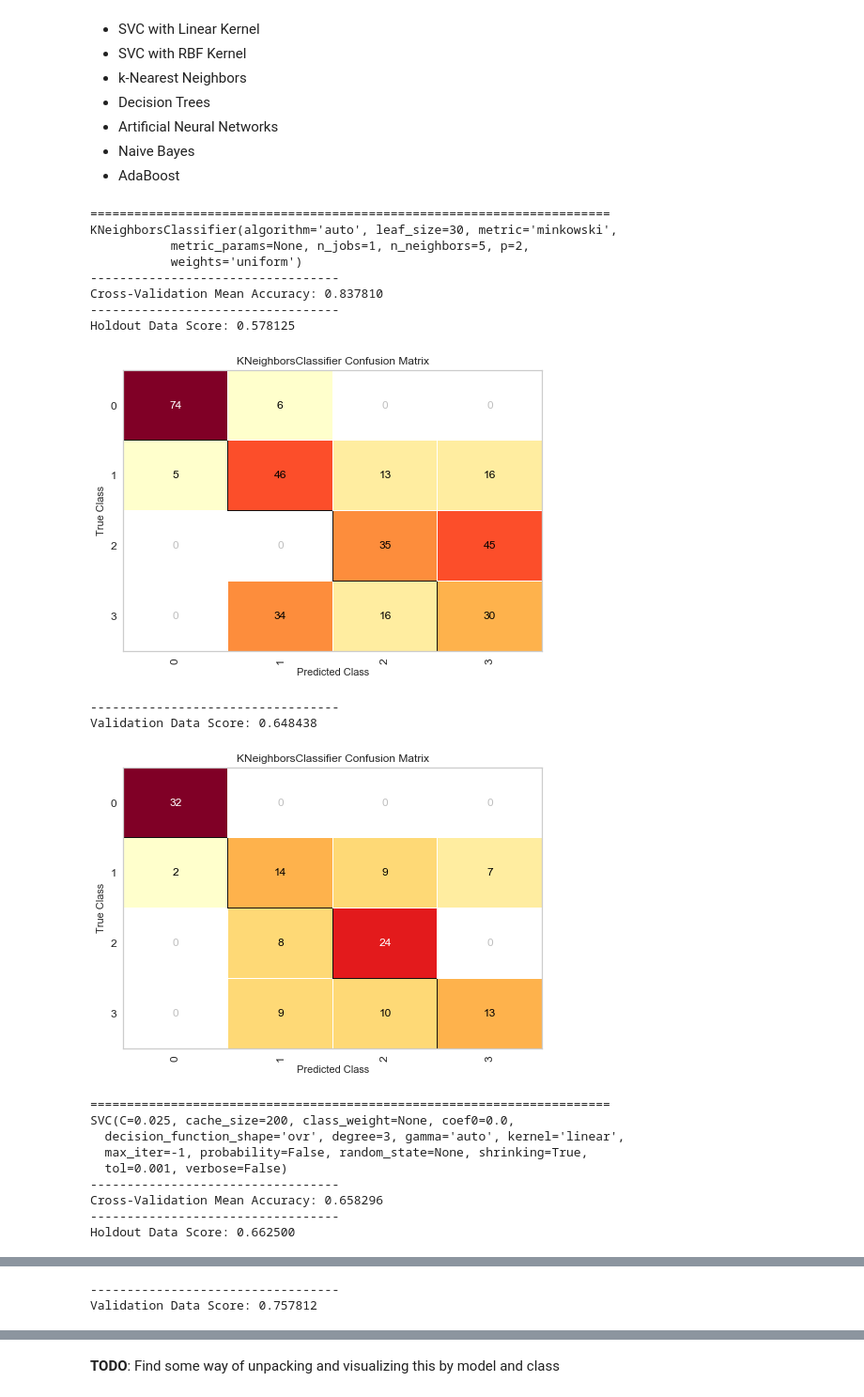
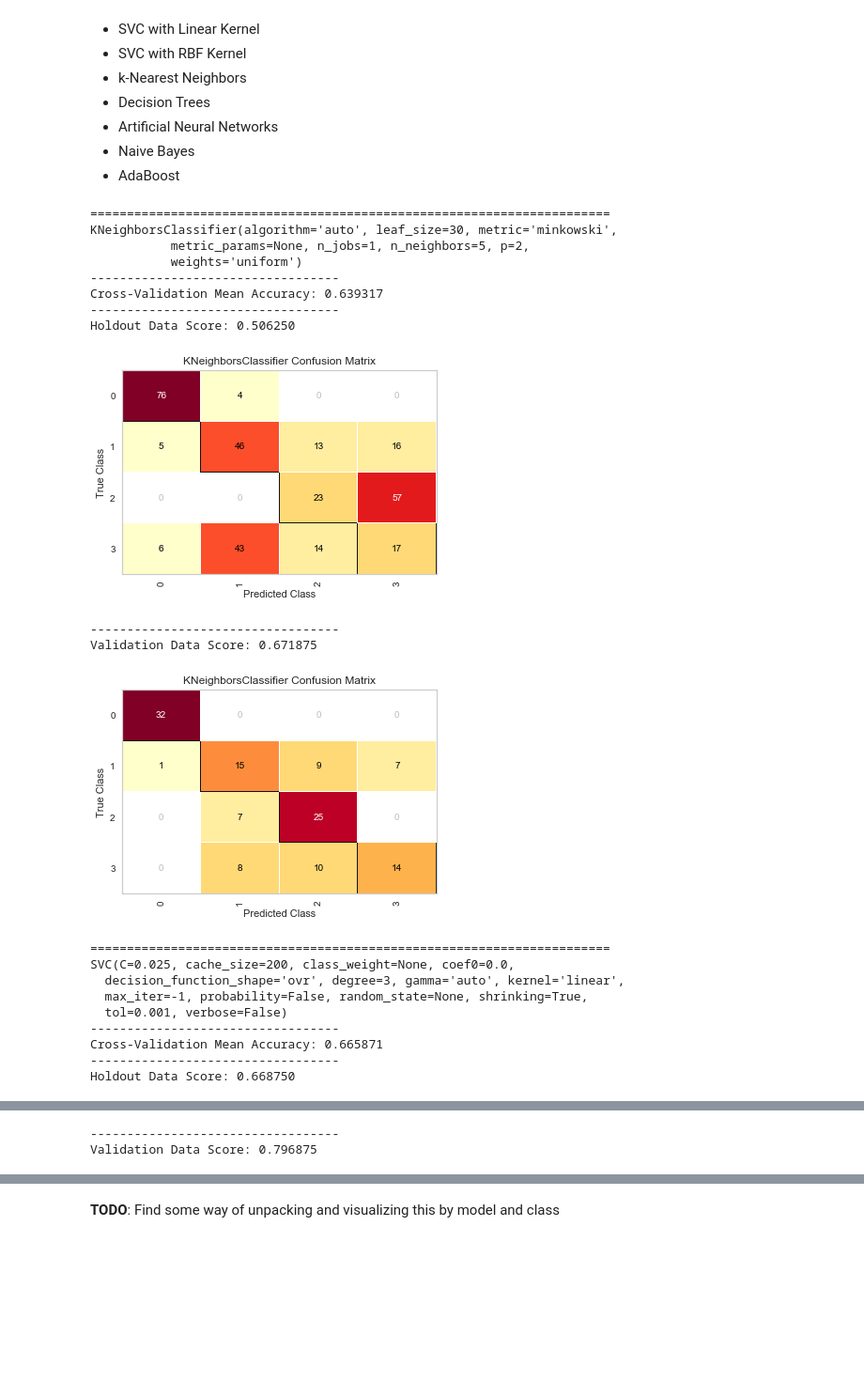
Before and after one commit to jtbricker/parkinsons-ml, a Jupyter notebook: ModelingBenchmarks.ipynb, the cells around one changed output, grey strips where cells are left out. Shown at 94% size. Saved outputs shown, nothing was run; the diff lists cells and outputs as text; code cells hidden in the pictures; blank space fills up the shorter version.

Commit message:
Refactor everything to use pipelines and resample inside pipeline

```diff
--- a/ModelingBenchmarks.ipynb
+++ b/ModelingBenchmarks.ipynb
@@ -20,38 +20,24 @@ class_names = ['Control', 'PD', 'MSA', 'PSP']
 with mu.HiddenPrints():
     training_data = mu.get_training_data()
     X, y = mu.split_x_and_y(training_data)
-    X_train, y_train = mu.resample_to_equal_class_sizes(X, y)
 
     holdout_data = mu.get_holdout_data()
     X_holdout, y_holdout = mu.split_x_and_y(holdout_data)
     X_holdout, y_holdout = mu.resample_to_equal_class_sizes(X_holdout, y_holdout)
 
-    valid_data = mu.get_validation_data(training_data.columns, use_mean_adjusted_data=True)
-    X_valid, y_valid = mu.resample_to_equal_class_sizes(*mu.split_x_and_y(valid_data))
+    valid_data = mu.get_validation_data()
+    X_valid, y_valid = mu.split_x_and_y(valid_data)
+    X_valid, y_valid = mu.resample_to_equal_class_sizes(X_valid, y_valid)
 # %%
-from sklearn.svm import SVC
-from sklearn.naive_bayes import GaussianNB
-from sklearn.ensemble import AdaBoostClassifier
-from sklearn.neighbors import KNeighborsClassifier
-from sklearn.ensemble import RandomForestClassifier
-from sklearn.linear_model import LogisticRegression
-from sklearn.neural_network import MLPClassifier
-
 from sklearn.model_selection import StratifiedKFold, cross_val_score
 from sklearn.metrics import precision_recall_fscore_support
 
+from imblearn.pipeline import Pipeline
+from imblearn.over_sampling import RandomOverSampler
+
 from yellowbrick.classifier import ConfusionMatrix
 
-classifiers = []
-
-classifiers.append({'name': 'knn', 'model':KNeighborsClassifier(5)})
-classifiers.append({'name': 'svc_lin', 'model':SVC(kernel='linear', C=0.025)})
-classifiers.append({'name': 'svc_rbf', 'model':SVC(kernel='rbf', gamma=2, C=1)})
-classifiers.append({'name': 'rand_for', 'model':RandomForestClassifier(max_depth=5)})
-classifiers.append({'name': 'ada', 'model':AdaBoostClassifier()})
-classifiers.append({'name': 'gnb', 'model':GaussianNB()})
-classifiers.append({'name': 'log', 'model':LogisticRegression(C=1e5)})
-classifiers.append({'name': 'ann', 'model':MLPClassifier(hidden_layer_sizes=[25,25,25], alpha=1)})
+classifiers = mu.get_baseline_models()
 
 
 for classifier in classifiers:
@@ -59,59 +45,65 @@ for classifier in classifiers:
     print("=======================================================================")
     print(model)
     print('----------------------------------')
-    cross_val_acc = cross_val_score(model, X_train, y_train, cv=StratifiedKFold(5)).mean()
+
+    pipeline = Pipeline([
+        ('oversampler', RandomOverSampler()),
+        ('classifier', model)
+    ])
+
+    cross_val_acc = cross_val_score(pipeline, X, y, cv=StratifiedKFold(5)).mean()
     print("Cross-Validation Mean Accuracy: %f" %cross_val_acc)
     classifier['cross_val_acc'] = cross_val_acc
 
     print('----------------------------------')
-    cm = ConfusionMatrix(model, classes=[0,1,2,3])
-    cm.fit(X_train, y_train)
+    cm = ConfusionMatrix(pipeline, classes=[0,1,2,3])
+    cm.fit(X, y)
 
     holdout_acc = model.score(X_holdout, y_holdout)
     print("Holdout Data Score: %f" %holdout_acc)
     print()
     cm.score(X_holdout, y_holdout)
     cm.poof()
-    precision, recall, f1, _ = precision_recall_fscore_support(y_holdout, model.predict(X_holdout))
+    precision, recall, f1, _ = precision_recall_fscore_support(y_holdout, pipeline.predict(X_holdout))
     classifier['holdout_precision'] = {i: precision[i] for i in range(len(precision))}
     classifier['holdout_recall'] = {i: recall[i] for i in range(len(recall))}
     classifier['holdout_f1'] = {i: f1[i] for i in range(len(f1))}
     classifier['holdout_acc'] = holdout_acc
     print()
     print('----------------------------------')
-    valid_acc = model.score(X_valid, y_valid)
+    valid_acc = pipeline.score(X_valid, y_valid)
     print("Validation Data Score: %f" %valid_acc)
     print()
-    cm = ConfusionMatrix(model, classes=[0,1,2,3])
-    cm.fit(X_train, y_train)
+    cm = ConfusionMatrix(pipeline, classes=[0,1,2,3])
+    cm.fit(X, y)
     cm.score(X_valid, y_valid)
     cm.poof()
-    precision, recall, f1, _ = precision_recall_fscore_support(y_valid, model.predict(X_valid))
+    precision, recall, f1, _ = precision_recall_fscore_support(y_valid, pipeline.predict(X_valid))
     classifier['valid_precision'] = {i: precision[i] for i in range(len(precision))}
     classifier['valid_recall'] = {i: recall[i] for i in range(len(recall))}
     classifier['valid_f1'] = {i: f1[i] for i in range(len(f1))}
     classifier['valid_acc'] = valid_acc
 
     print()
 # %% [output]
 =======================================================================
 KNeighborsClassifier(algorithm='auto', leaf_size=30, metric='minkowski',
            metric_params=None, n_jobs=1, n_neighbors=5, p=2,
            weights='uniform')
 ----------------------------------
-Cross-Validation Mean Accuracy: 0.837810
+Cross-Validation Mean Accuracy: 0.639317
 ----------------------------------
-Holdout Data Score: 0.578125
+Holdout Data Score: 0.506250
-[figure, old version]
+[figure, new version]
 ----------------------------------
-Validation Data Score: 0.648438
+Validation Data Score: 0.671875
-[figure, old version]
+[figure, new version]
 =======================================================================
 SVC(C=0.025, cache_size=200, class_weight=None, coef0=0.0,
   decision_function_shape='ovr', degree=3, gamma='auto', kernel='linear',
   max_iter=-1, probability=False, random_state=None, shrinking=True,
   tol=0.001, verbose=False)
 ----------------------------------
-Cross-Validation Mean Accuracy: 0.658296
+Cross-Validation Mean Accuracy: 0.665871
 ----------------------------------
-Holdout Data Score: 0.662500
+Holdout Data Score: 0.668750
@@ -119,2 +111,2 @@ Holdout Data Score: 0.662500
 ----------------------------------
-Validation Data Score: 0.757812
+Validation Data Score: 0.796875
```
Also changed, not shown: parts of 3 cells of this notebook, 6 other files.
